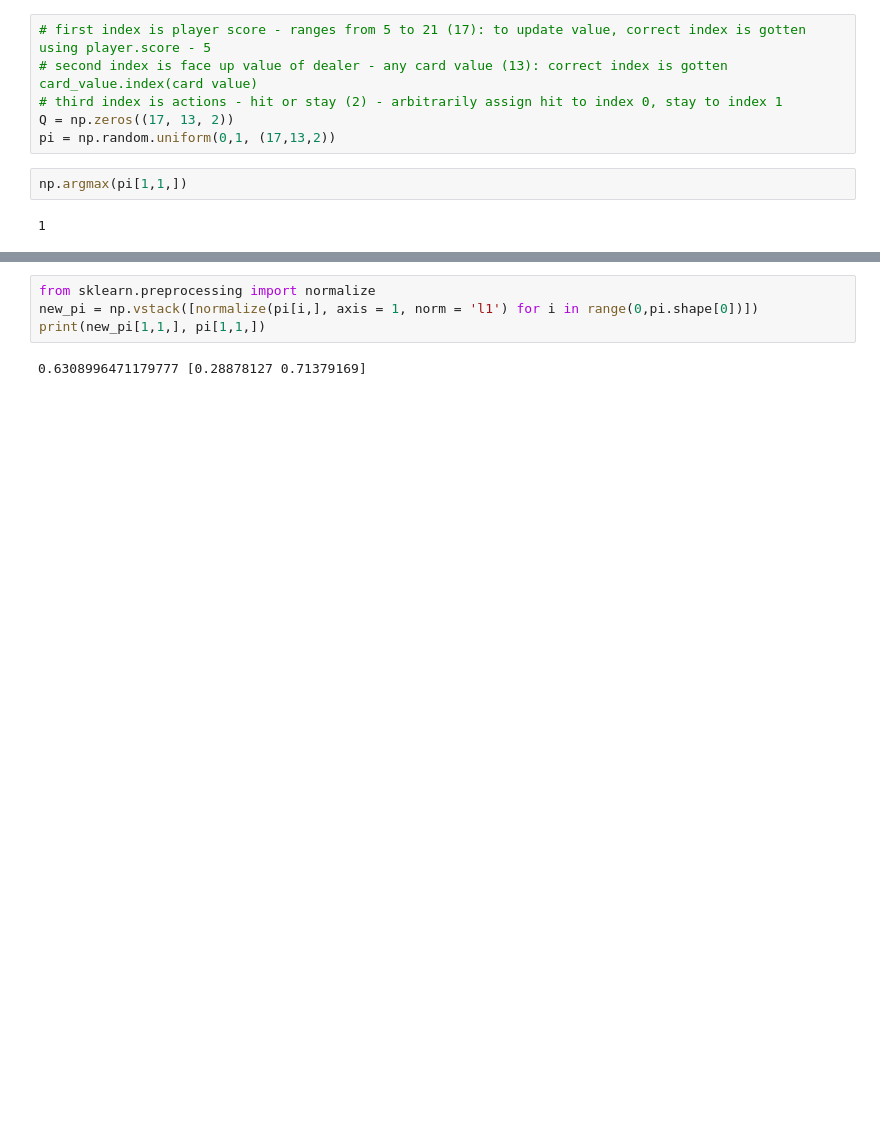
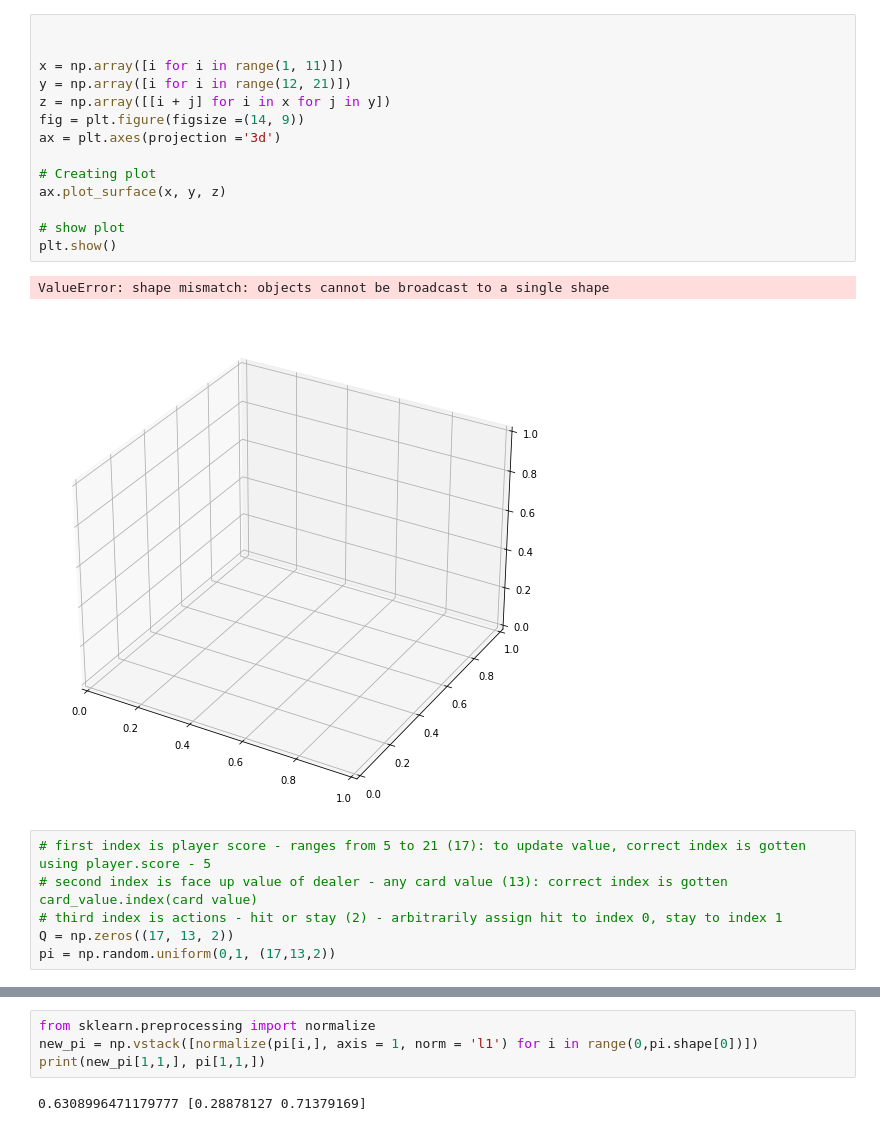
Before and after one commit to gdubbs100/BlackJack, a Jupyter notebook: BlackJack_working.ipynb, the cells around one changed output, grey strips where cells are left out. Saved outputs shown, nothing was run; the diff lists cells and outputs as text; blank space fills up the shorter version.

```diff
--- a/BlackJack_working.ipynb
+++ b/BlackJack_working.ipynb
@@ -53,10 +378,23 @@ for c in card_values:
+# %%
+
+
+x = np.array([i for i in range(1, 11)])
+y = np.array([i for i in range(12, 21)])
+z = np.array([[i + j] for i in x for j in y])
+fig = plt.figure(figsize =(14, 9))
+ax = plt.axes(projection ='3d')
+
+# Creating plot
+ax.plot_surface(x, y, z)
+
+# show plot
+plt.show()
+# %% [output]
+ValueError: shape mismatch: objects cannot be broadcast to a single shape
+[figure, added]
 # %%
 # first index is player score - ranges from 5 to 21 (17): to update value, correct index is gotten using player.score - 5
 # second index is face up value of dealer - any card value (13): correct index is gotten card_value.index(card value)
 # third index is actions - hit or stay (2) - arbitrarily assign hit to index 0, stay to index 1
 Q = np.zeros((17, 13, 2))
 pi = np.random.uniform(0,1, (17,13,2))
-# %%
-np.argmax(pi[1,1,])
-# %% [output]
-1
```
Also changed, not shown: parts of 16 cells of this notebook, 1 other file.
